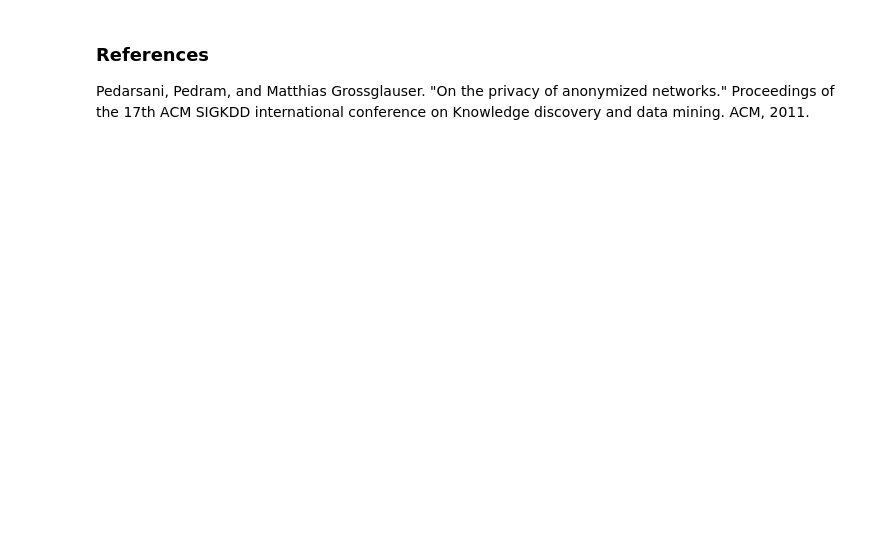
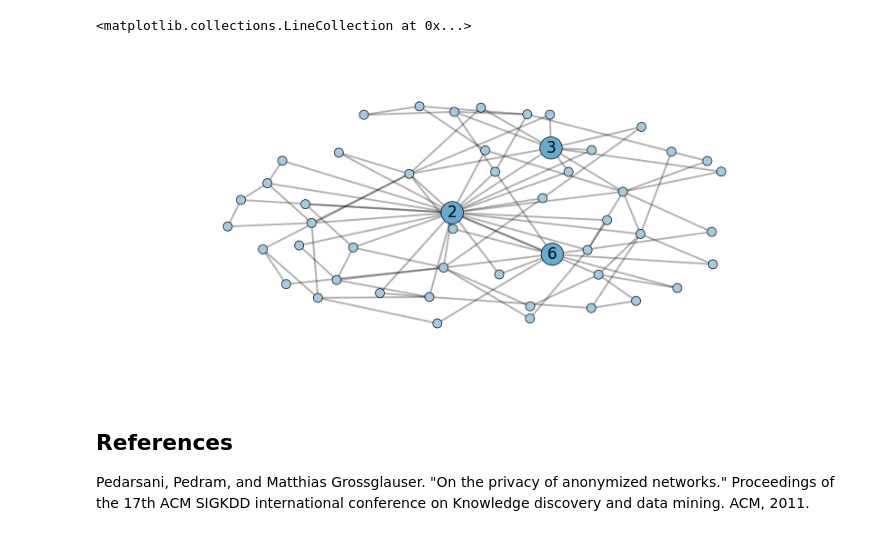
Before and after one commit to harrymvr/graph-isomorphism, a Jupyter notebook: graph-isomorphisms.ipynb, the cells around one changed output. Drawn from its saved outputs; the diff is of its cells as text; code cells hidden in the pictures; blank space fills up the shorter version.

Commit message:
find beacons

```diff
--- a/graph-isomorphisms.ipynb
+++ b/graph-isomorphisms.ipynb
@@ -20,6 +22,17 @@ import numpy as np
 # %%
+%matplotlib inline
+import networkx as nx
+import matplotlib.pyplot as plt
+import numpy as np
+
 # This helper function will be used to generate the seed for the randomness, so that we can be consistent
 import hashlib
 def hash_string(text):
-    print hashlib.md5(text).hexdigest()[0:7]
     return int(hashlib.md5(text).hexdigest()[0:7], 16)
+
+# set some nicer defaults for matplotlib
+from matplotlib import rcParams
+rcParams['figure.figsize'] = (14, 6)
+rcParams['figure.dpi'] = 150
+rcParams['patch.linewidth'] = 0.7
+rcParams['patch.edgecolor'] = 'black'
@@ -26,3 +42,36 @@ def hash_string(text):
+# %%
+def find_beacons(G, num_of_beacons=3):
+    inverse_degree = {}
+    for k, v in nx.degree(G).iteritems():
+        inverse_degree[v] = inverse_degree.get(v, [])
+        inverse_degree[v].append(k)
+    degrees = sorted(inverse_degree.keys(),reverse=True)
+    multiplicity=[len(inverse_degree[degree]) for degree in degrees]
+    unique = [i for i,m in enumerate(multiplicity) if m == 1]
+    return [inverse_degree[degrees[i]][0] for i in unique[0:num_of_beacons]]
+# %%
+G = nx.generators.barabasi_albert_graph(50,2, seed=hash_string('example beacons'))
+beacons = find_beacons(G)
+labels = {}
+node_colors=[]
+node_sizes=[]
+for i,node in enumerate(G.nodes()):
+    node_colors.append('#65abd0')
+    node_sizes.append(600)
+    if node in beacons :
+        labels[node] = node
+    else:
+        labels[node] = ''
+        node_colors[i] = '#A0CBE2'
+        node_sizes[i] = 100
+pos = nx.spring_layout(G, weight=None)
+plt.axis('off')
+nx.draw_networkx_nodes(G, pos, node_color=node_colors, node_size=node_sizes, font_size=18)
+nx.draw_networkx_labels(G, pos, font_size=17, labels=labels)
+nx.draw_networkx_edges(G, pos, width=2, alpha=0.3)
+# %% [output]
+<matplotlib.collections.LineCollection at 0x...>
+[figure, added]
 # %% [markdown]
-### References
+## References
 Pedarsani, Pedram, and Matthias Grossglauser. "On the privacy of anonymized networks." Proceedings of the 17th ACM SIGKDD international conference on Knowledge discovery and data mining. ACM, 2011.
```
Also changed, not shown: parts of 3 cells of this notebook.
